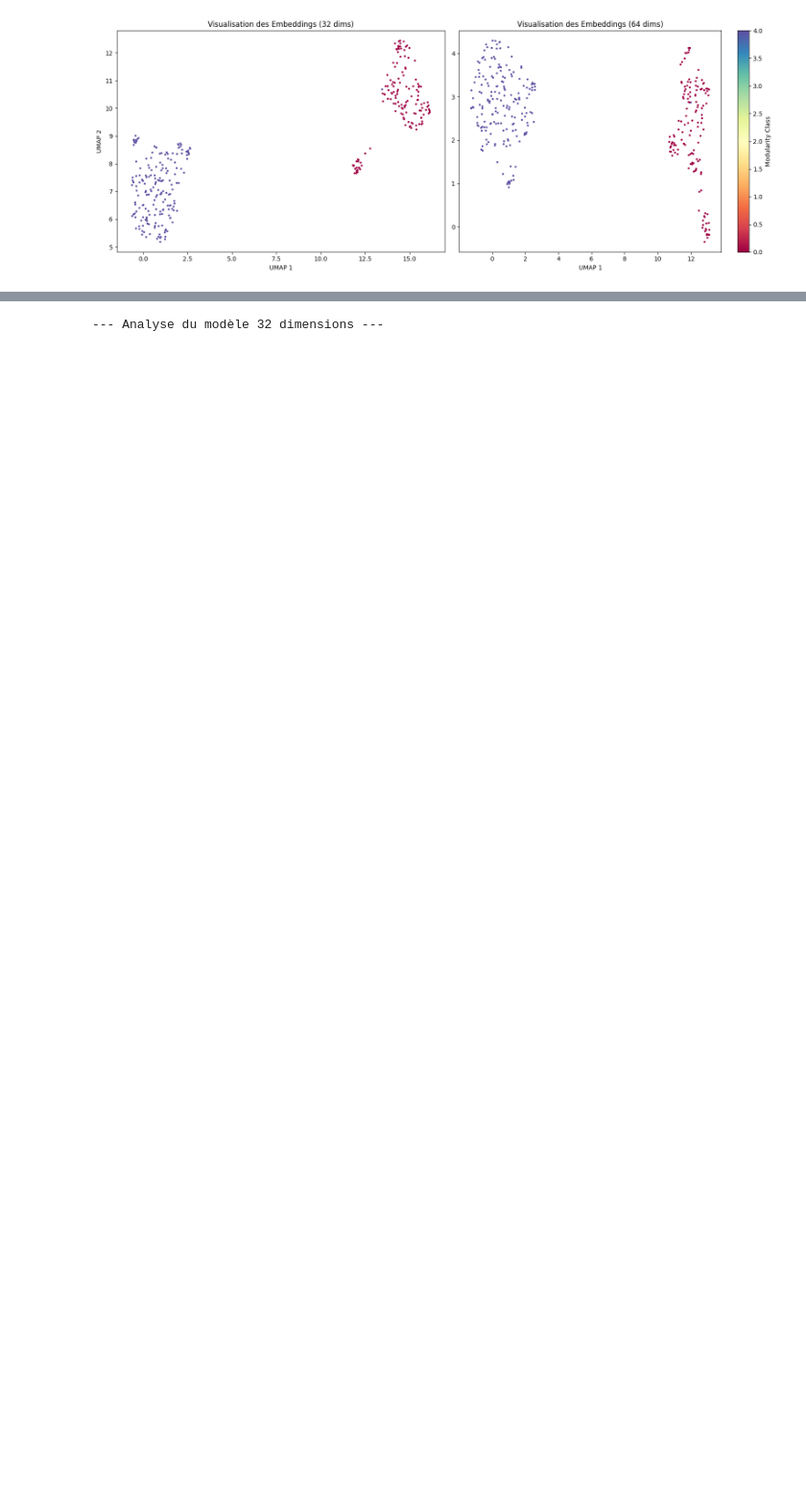
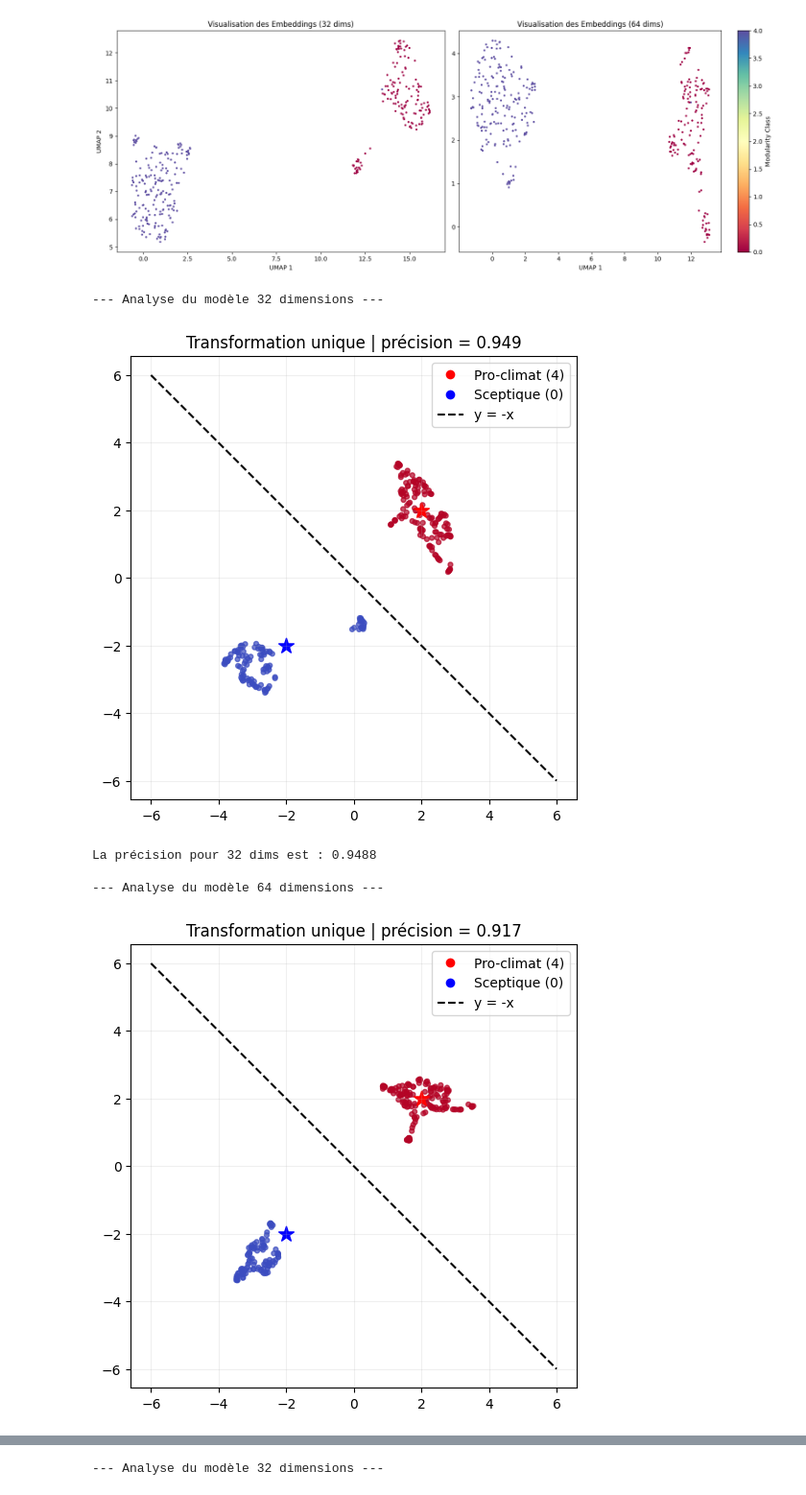
Before and after one commit to MenadAcheraiou/embeddingGraphesIA, a Jupyter notebook: umap_gnn.ipynb, the cells around one changed output, grey strips where cells are left out. Shown at 96% size. Cells and saved outputs as stored; diff of their text form; code cells hidden in the pictures; blank space fills up the shorter version.

```diff
--- a/umap_gnn.ipynb
+++ b/umap_gnn.ipynb
@@ -193,3 +222,30 @@ plt.tight_layout()
 plt.show()
 # %% [output]
 [figure]
+# %%
+# --- CALCUL ET AFFICHAGE POUR 32 DIMENSIONS ---
+print("--- Analyse du modèle 32 dimensions ---")
+# Utilise train_emb32 (le résultat d'UMAP) et train_opinions32
+pre_n_train32 = fonctions.barycenter_precision2(train_emb32, train_opinions32)
+print(f"La précision pour 32 dims est : {pre_n_train32:.4f}\n")
+
+# --- CALCUL ET AFFICHAGE POUR 64 DIMENSIONS ---
+print("--- Analyse du modèle 64 dimensions ---")
+# Utilise train_emb64 (le résultat d'UMAP) et train_opinions64
+pre_n_train64 = fonctions.barycenter_precision2(train_emb64, train_opinions64)
+print(f"La précision pour 64 dims est : {pre_n_train64:.4f}\n")
+
+# --- COMPARAISON FINALE ---
+print("-" * 30)
+diff = pre_n_train64 - pre_n_train32
+if diff > 0:
+    print(f"Le modèle 64 dimensions est meilleur de {diff:.4f}")
+else:
+    print(f"Le modèle 32 dimensions est aussi bon ou meilleur (diff: {diff:.4f})")
+# %% [output]
+--- Analyse du modèle 32 dimensions ---
+[figure, added]
+La précision pour 32 dims est : 0.9488
+
+--- Analyse du modèle 64 dimensions ---
+[figure, added]
```
Also changed, not shown: parts of 14 cells of this notebook.
